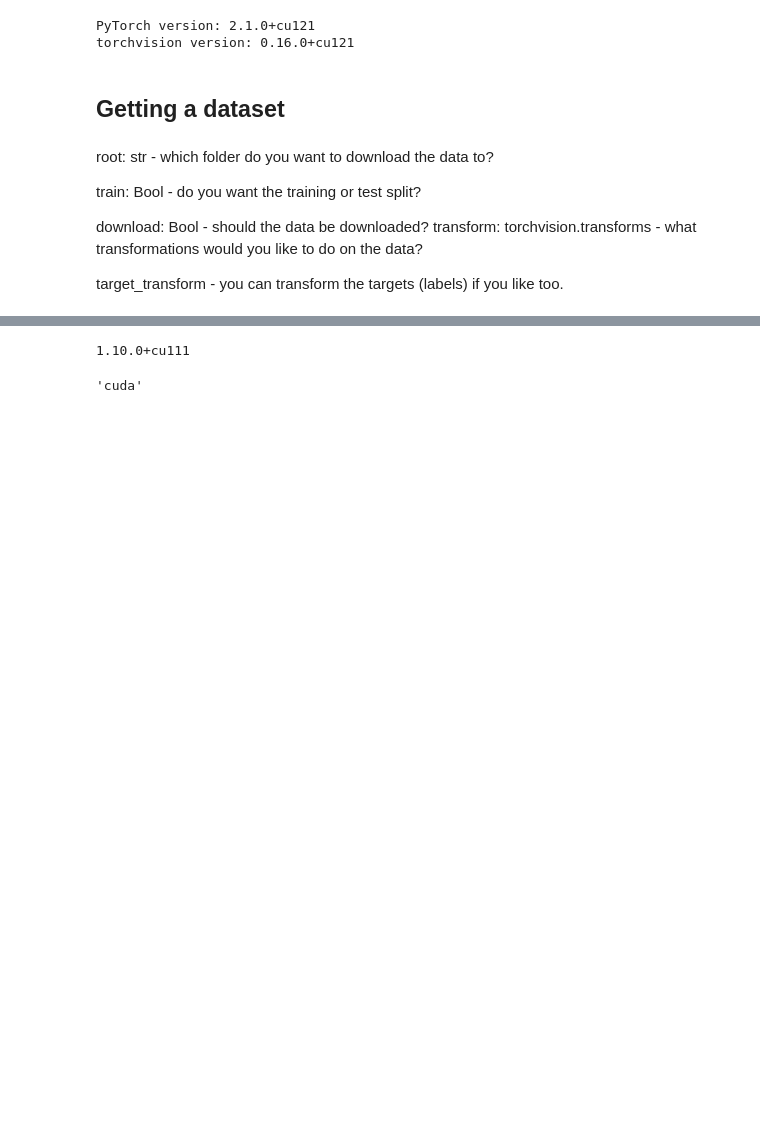
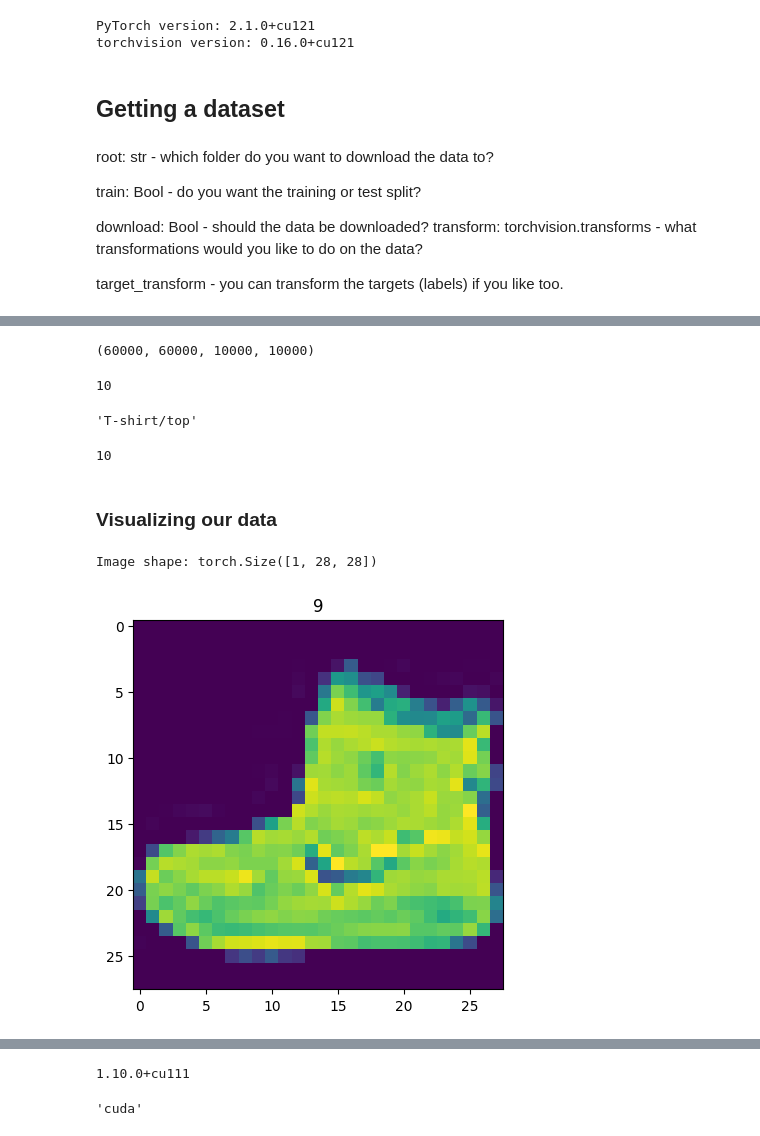
Before and after one commit to JoonhyeonKim/Fun_with_practicing_DS, a Jupyter notebook: 03_pytorch_computer_vision_exercises.ipynb, the cells around one changed output, grey strips where cells are left out. Saved outputs shown, nothing was run; the diff lists cells and outputs as text; code cells hidden in the pictures; blank space fills up the shorter version.

```diff
--- a/03_pytorch_computer_vision_exercises.ipynb
+++ b/03_pytorch_computer_vision_exercises.ipynb
@@ -90,7 +90,7 @@ transform: torchvision.transforms - what transformations would you like to do on
 target_transform - you can transform the targets (labels) if you like too.
 # %%
 # Setup training data
-train_data = datasets.FashinMNIST(
+train_data = datasets.FashionMNIST(
     root="data",
     train=True,
     download=True,
@@ -99,7 +99,7 @@ train_data = datasets.FashinMNIST(
 )
 
 # Setup testing data
-test_data = datasets.FashinMNIST(
+test_data = datasets.FashionMNIST(
     root="data",
     train=False,
     download=True,
@@ -107,0 +155,30 @@ test_data = datasets.FashinMNIST(
+# %%
+len(train_data.data), len(train_data.targets), len(test_data.data), len(test_data.targets)
+# %% [output]
+(60000, 60000, 10000, 10000)
+# %%
+class_names = train_data.classes
+len(class_names)
+# %% [output]
+10
+# %%
+class_names[0]
+# %% [output]
+'T-shirt/top'
+# %%
+len(class_names)
+# there are ten classes
+# %% [output]
+10
+# %% [markdown]
+### Visualizing our data
+# %%
+import matplotlib.pyplot as plt
+image, label = train_data[0]
+print(f"Image shape: {image.shape}")
+plt.imshow(image.squeeze()) # since color has only one channel, squeeze it
+
+plt.title(label);
+# %% [output]
+Image shape: torch.Size([1, 28, 28])
+[figure, added]
```
Also changed, not shown: parts of 61 cells of this notebook.
